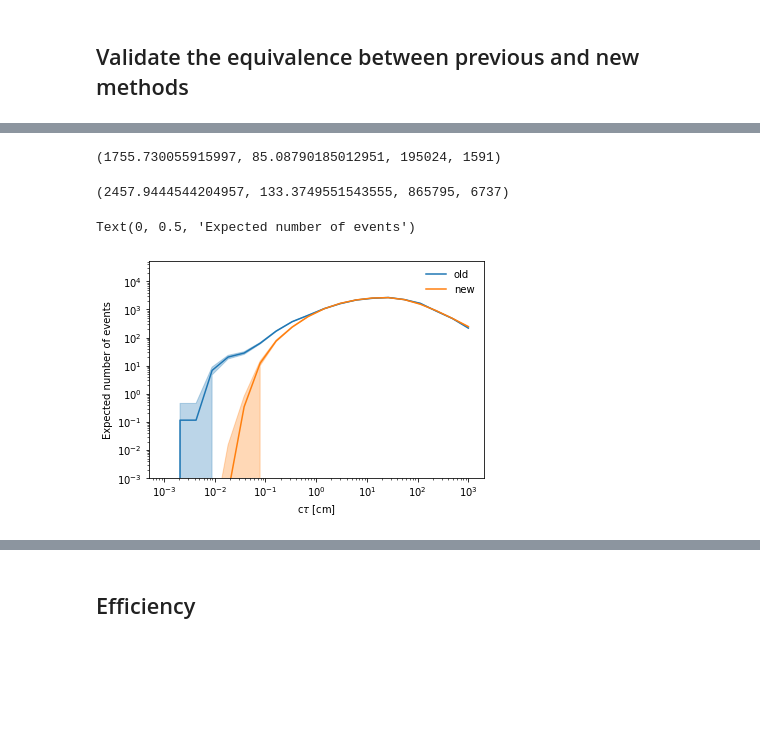
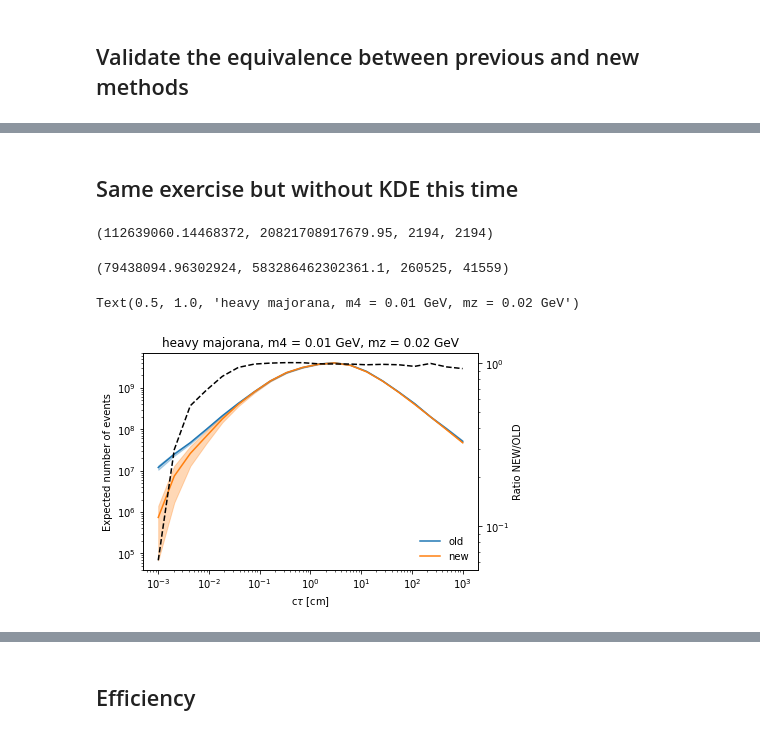
Before and after one commit to mhostert/dark-neutrinos-at-T2K, a Jupyter notebook: exp_analysis/3_comparison_observables.ipynb, the cells around one changed output, grey strips where cells are left out. Cells and saved outputs as stored; diff of their text form; code cells hidden in the pictures; blank space fills up the shorter version.

```diff
--- a/exp_analysis/3_comparison_observables.ipynb
+++ b/exp_analysis/3_comparison_observables.ipynb
@@ -25,5 +25,5 @@ save_folder_log = '../fig/3_comparison_observables/'
 # %% [markdown]
 ## Use the function this way to load the datasets from the pickle files
 # %%
-my_exp_analyses = load_datasets(timeit=True, direct_load_objects=True)
+my_exp_analyses = load_datasets('heavy', 'majorana', timeit=True, direct_load_objects=True)
 # %% [output]
@@ -38,2 +32,6 @@ Wall time: 0.698951005935669 s, CPU time: 0.6936705600000002
 # %% [markdown]
 ## Validate the equivalence between previous and new methods
+# %%
+this_exp_analysis = my_exp_analyses['heavy_majorana']
+m4mz = (0.1, 1.25)
+aux_df = this_exp_analysis.df_base.query('cut_based')
@@ -40,47 +118,60 @@ Wall time: 0.698951005935669 s, CPU time: 0.6936705600000002
+# %% [markdown]
+## Same exercise but without KDE this time
 # %%
 this_exp_analysis = my_exp_analyses['heavy_majorana']
+# %%
+m4mz = (0.01, 0.02)
+aux_df = this_exp_analysis.dfs[m4mz].query('cut_based')
 # %%
-this_exp_analysis.kde_n_events(this_exp_analysis.df_base.query('cut_based'),
-                               m4mz=(0.1, 1.25),
-                               ctau=100,
+this_exp_analysis.kde_n_events(aux_df,
+                               m4mz=None,
+                               ctau=0.01,
                                provide_n_samples=True)
 # %% [output]
-(1755.730055915997, 85.08790185012951, 195024, 1591)
+(112639060.14468372, 20821708917679.95, 2194, 2194)
 # %%
-this_exp_analysis.kde_n_events_new(this_exp_analysis.df_base.query('cut_based'),
-                               m4mz=(0.1, 1.25),
-                               ctau=10,
+this_exp_analysis.kde_n_events_new(aux_df,
+                               m4mz=None,
+                               ctau=0.01,
                                provide_n_samples=True)
 # %% [output]
-(2457.9444544204957, 133.3749551543555, 865795, 6737)
+(79438094.96302924, 583286462302361.1, 260525, 41559)
 # %%
 out_old = []
 out_new = []
 ctaus = np.geomspace(1e-3, 1e3, 20)
 for ctau in ctaus:
-    out_old.append(this_exp_analysis.kde_n_events(this_exp_analysis.df_base.query('cut_based'),
-                           m4mz=(0.1, 1.25),
+    out_old.append(this_exp_analysis.kde_n_events(aux_df,
+                               m4mz=None,
                            ctau=ctau,
                            provide_n_samples=True))
-    out_new.append(this_exp_analysis.kde_n_events_new(this_exp_analysis.df_base.query('cut_based'),
-                           m4mz=(0.1, 1.25),
+    out_new.append(this_exp_analysis.kde_n_events_new(aux_df,
+                               m4mz=None,
                            ctau=ctau,
                            provide_n_samples=True))
 out_old = np.asarray(out_old)
 out_new = np.asarray(out_new)
 # %%
-old_plot = plt.plot(ctaus, out_old[:, 0], label='old')
-plt.fill_between(ctaus, out_old[:, 0]-np.sqrt(out_old[:, 1]), out_old[:, 0]+np.sqrt(out_old[:, 1]),
+fig, ax1 = plt.subplots()
+ax2 = ax1.twinx()
+
+old_plot = ax1.plot(ctaus, out_old[:, 0], label='old')
+ax1.fill_between(ctaus, out_old[:, 0]-np.sqrt(out_old[:, 1]), out_old[:, 0]+np.sqrt(out_old[:, 1]),
                  color=old_plot[0].get_color(), alpha=0.3)
-new_plot = plt.plot(ctaus, out_new[:, 0], label='new')
-plt.fill_between(ctaus, out_new[:, 0]-np.sqrt(out_new[:, 1]), out_new[:, 0]+np.sqrt(out_new[:, 1]),
+new_plot = ax1.plot(ctaus, out_new[:, 0], label='new')
+ax1.fill_between(ctaus, out_new[:, 0]-np.sqrt(out_new[:, 1]), out_new[:, 0]+np.sqrt(out_new[:, 1]),
                  color=new_plot[0].get_color(), alpha=0.3)
-plt.legend(frameon=False)
-plt.loglog()
-plt.ylim(bottom=1e-3)
-plt.xlabel(r'c$\tau$ [cm]')
-plt.ylabel(r'Expected number of events')
+
+ax1.legend(frameon=False, loc='lower right')
+ax1.loglog()
+ax1.set_xlabel(r'c$\tau$ [cm]')
+ax1.set_ylabel(r'Expected number of events')
+
+ax2.plot(ctaus, out_new[:, 0]/out_old[:, 0], 'k--')
+ax2.set_ylabel(r'Ratio NEW/OLD')
+ax2.set_yscale('log')
+ax1.set_title(f'heavy majorana, m4 = {m4mz[0]} GeV, mz = {m4mz[1]} GeV')
 # %% [output]
-Text(0, 0.5, 'Expected number of events')
+Text(0.5, 1.0, 'heavy majorana, m4 = 0.01 GeV, mz = 0.02 GeV')
-[figure, old version]
+[figure, new version]
 # %%
```
Also changed, not shown: parts of 9 cells of this notebook, 10 other files.
